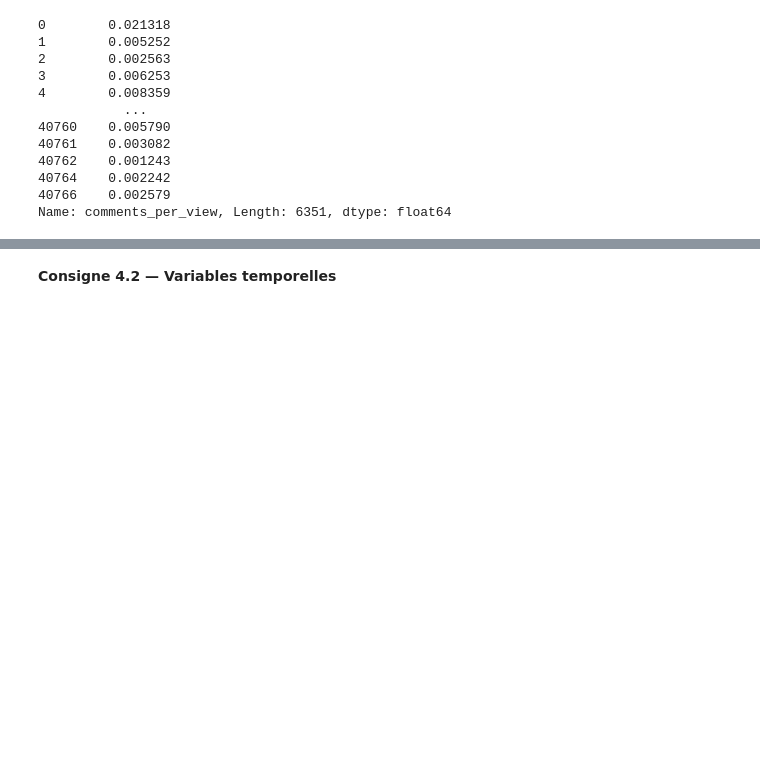
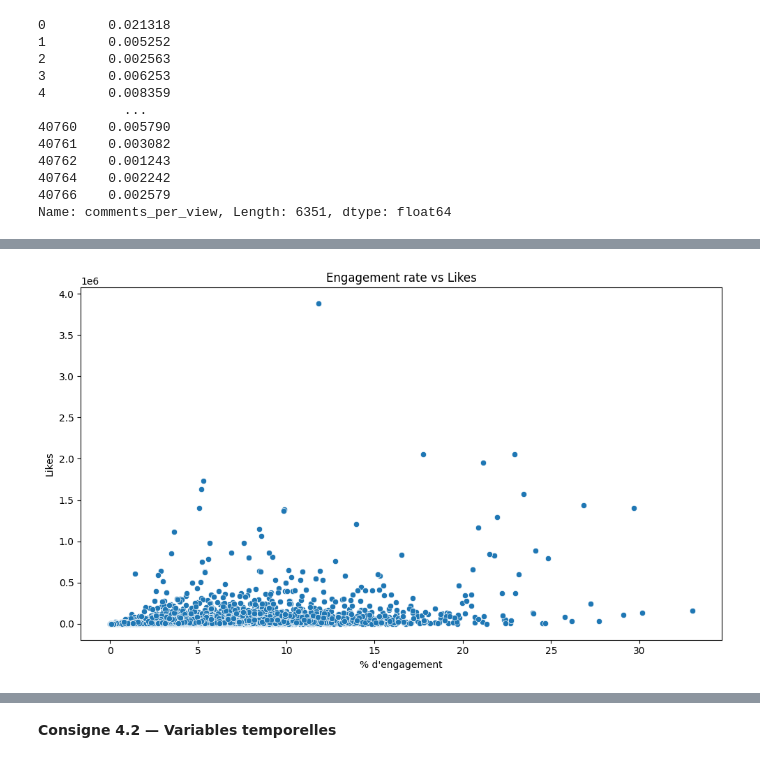
Before and after one commit to kirillsst/youtube-popularity-ml, a Jupyter notebook: notebook/PROJET_ML_Youtube_Trending.ipynb, the cells around one changed output, grey strips where cells are left out. Saved outputs shown, nothing was run; the diff lists cells and outputs as text; code cells hidden in the pictures; blank space fills up the shorter version.

```diff
--- a/notebook/PROJET_ML_Youtube_Trending.ipynb
+++ b/notebook/PROJET_ML_Youtube_Trending.ipynb
@@ -282,0 +359,14 @@ Name: comments_per_view, Length: 6351, dtype: float64
+# %%
+# Taux d'engagement selon le nombre de likes
+
+plt.figure(figsize=(10, 6))
+sns.scatterplot(data=df_clean,
+            x='engagement_rate_pct',
+            y='likes')
+plt.xlabel('% d\'engagement')
+plt.ylabel('Likes')
+plt.title('Engagement rate vs Likes')
+plt.tight_layout()
+plt.show()
+# %% [output]
+[figure, added]
```
Also changed, not shown: parts of 19 cells of this notebook.
